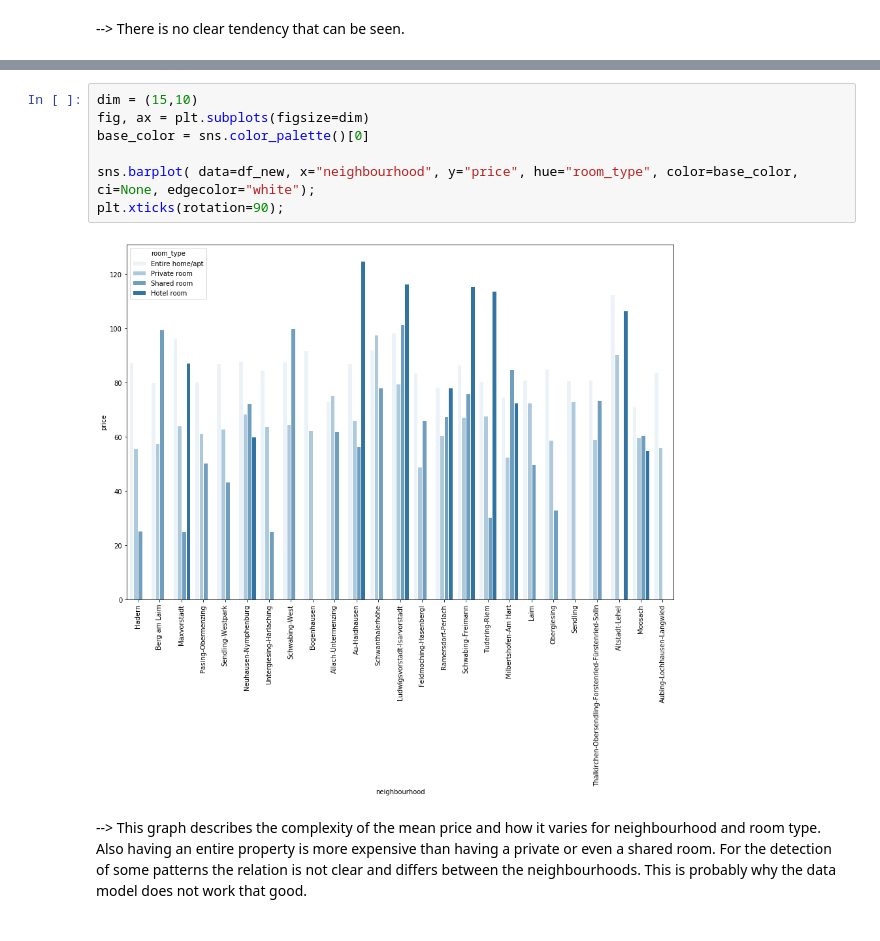
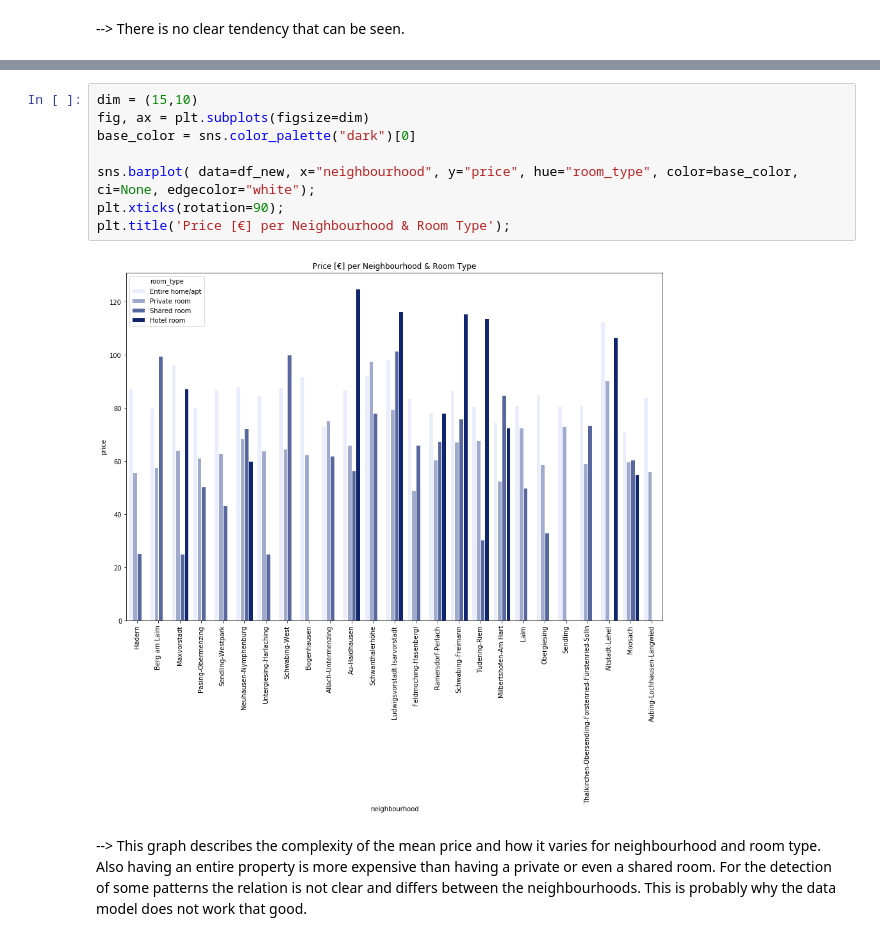
Before and after one commit to chrisdiss/airbnb-munich, a Jupyter notebook: Airbnb - Munich.ipynb, the cells around one changed output, grey strips where cells are left out. Drawn from its saved outputs; the diff is of its cells as text.

```diff
--- a/Airbnb - Munich.ipynb
+++ b/Airbnb - Munich.ipynb
@@ -947,12 +957,13 @@ Name: price, dtype: float64
 # %%
 dim = (15,10)
 fig, ax = plt.subplots(figsize=dim)
-base_color = sns.color_palette()[0]
+base_color = sns.color_palette("dark")[0]
 
 sns.barplot( data=df_new, x="neighbourhood", y="price", hue="room_type", color=base_color,  ci=None, edgecolor="white");
 plt.xticks(rotation=90);
+plt.title('Price [€] per Neighbourhood & Room Type');
 # %% [output]
-[figure, old version]
+[figure, new version]
 # %% [markdown]
 --> This graph describes the complexity of the mean price and how it varies for neighbourhood and room type. Also having an entire property is more expensive than having a private or even a shared room. For the detection of some patterns the relation is not clear and differs between the neighbourhoods. This is probably why the data model does not work that good.
 # %% [markdown]
```
Also changed, not shown: parts of 8 cells of this notebook.
